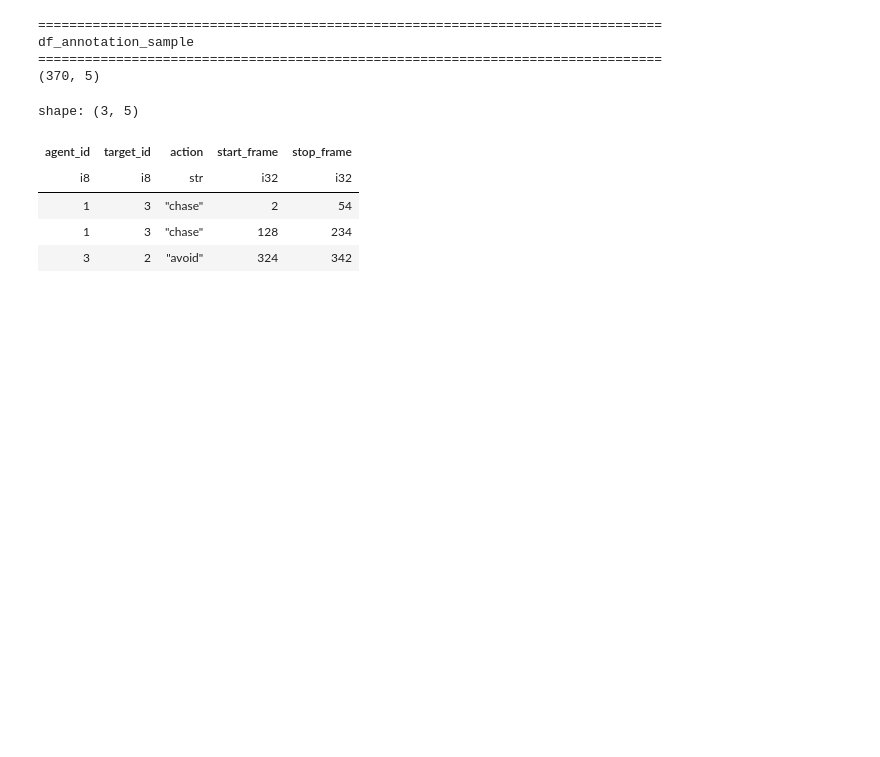
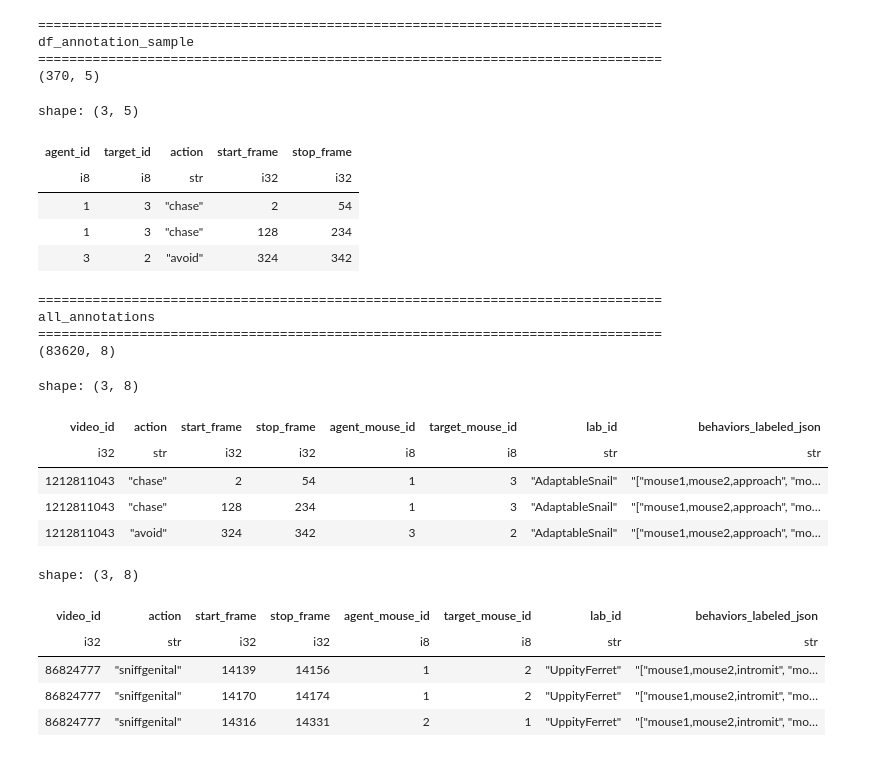
Before and after one commit to hdbunazawa2020/MABe-Challenge---Social-Action-Recognition-in-Mice, a Jupyter notebook: notebook/000_preprocess.ipynb, the cells around one changed output. Cells and saved outputs as stored; diff of their text form; code cells hidden in the pictures; blank space fills up the shorter version.

```diff
--- a/notebook/000_preprocess.ipynb
+++ b/notebook/000_preprocess.ipynb
@@ -403,0 +941,23 @@ shape: (3, 5)
+# %%
+all_annotations = load_all_annotations(
+    annotation_paths=annotation_paths,
+    train_dataframe=train_dataframe,
+)
+sep("all_annotations"); show_df(all_annotations, 3, True)
+# %% [output]
+================================================================================
+all_annotations
+================================================================================
+(83620, 8)
+shape: (3, 8)
+| video_id | action | start_frame | stop_frame | agent_mouse_id | target_mouse_id | lab_id | behaviors_labeled_json |
+| i32 | str | i32 | i32 | i8 | i8 | str | str |
+| 1212811043 | "chase" | 2 | 54 | 1 | 3 | "AdaptableSnail" | "["mouse1,mouse2,approach", "mo… |
+| 1212811043 | "chase" | 128 | 234 | 1 | 3 | "AdaptableSnail" | "["mouse1,mouse2,approach", "mo… |
+| 1212811043 | "avoid" | 324 | 342 | 3 | 2 | "AdaptableSnail" | "["mouse1,mouse2,approach", "mo… |
+shape: (3, 8)
+| video_id | action | start_frame | stop_frame | agent_mouse_id | target_mouse_id | lab_id | behaviors_labeled_json |
+| i32 | str | i32 | i32 | i8 | i8 | str | str |
+| 86824777 | "sniffgenital" | 14139 | 14156 | 1 | 2 | "UppityFerret" | "["mouse1,mouse2,intromit", "mo… |
+| 86824777 | "sniffgenital" | 14170 | 14174 | 1 | 2 | "UppityFerret" | "["mouse1,mouse2,intromit", "mo… |
+| 86824777 | "sniffgenital" | 14316 | 14331 | 2 | 1 | "UppityFerret" | "["mouse1,mouse2,intromit", "mo… |
```
Also changed, not shown: parts of 18 cells of this notebook, 3 other files.
